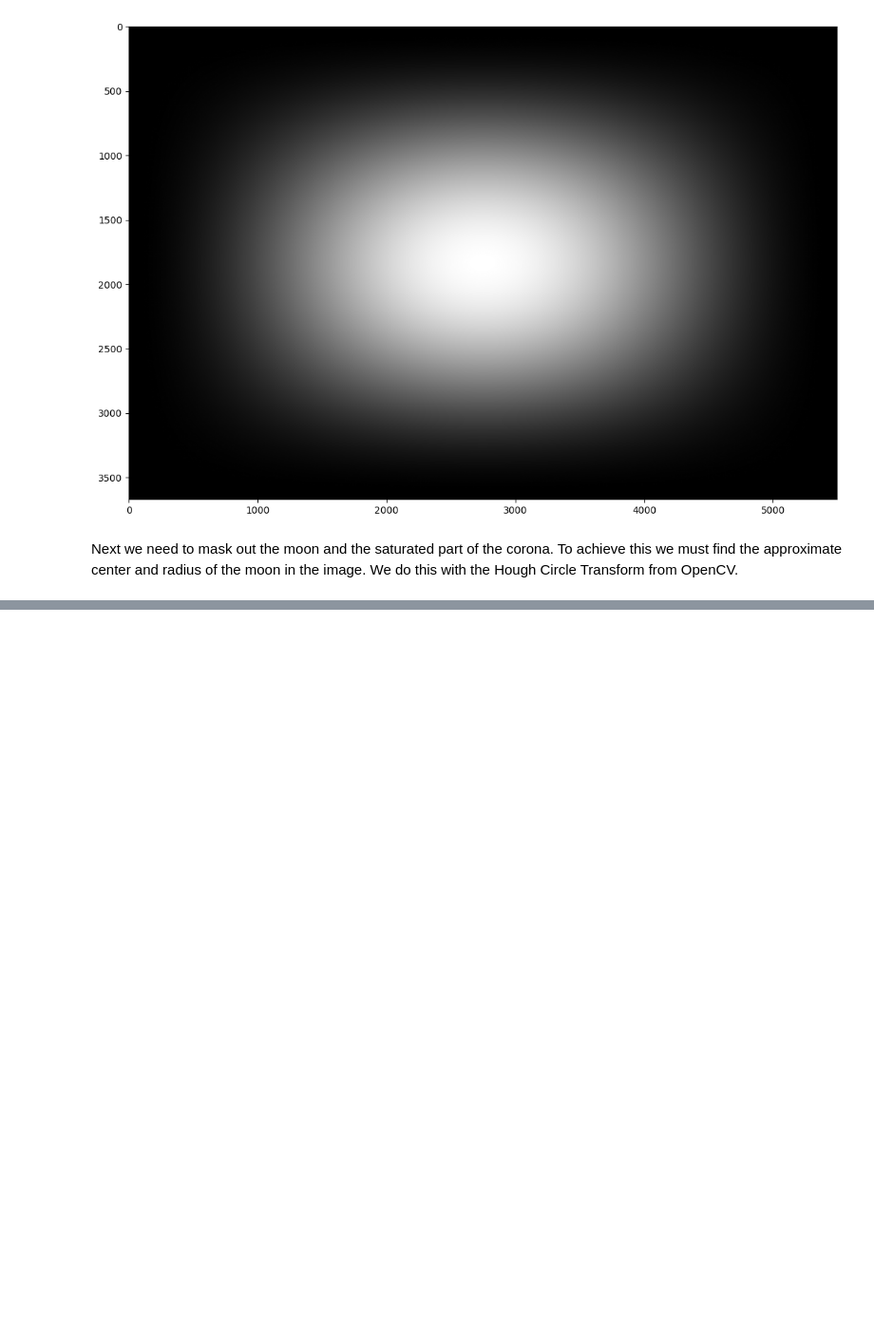
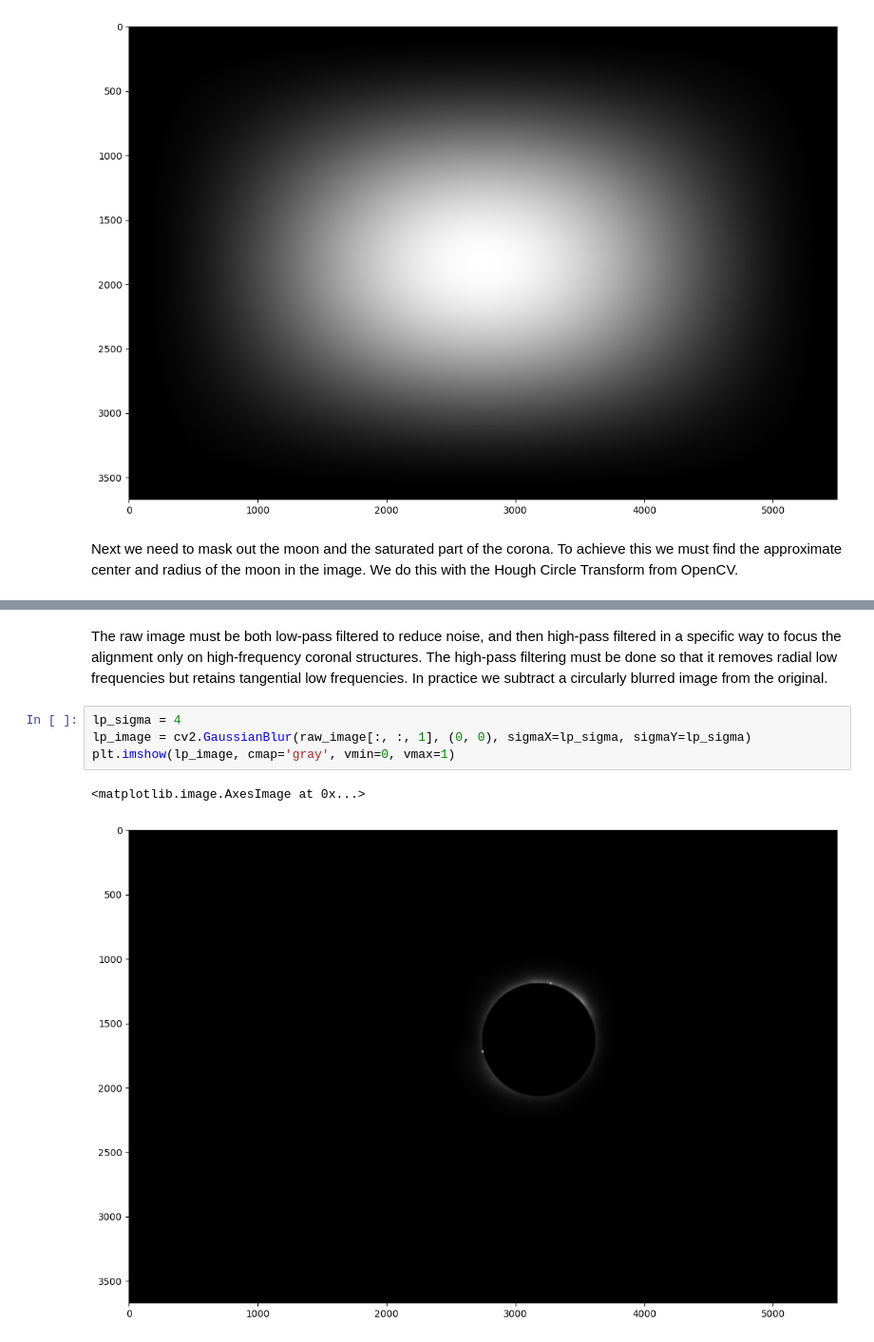
Before and after one commit to naavis/eclipsetools, a Jupyter notebook: notebooks/phase-correlation-basics.ipynb, the cells around one changed output, grey strips where cells are left out. Shown at 95% size. Drawn from its saved outputs; the diff is of its cells as text; blank space fills up the shorter version.

Commit message:
Add high and low pass filtering to notebook

```diff
--- a/notebooks/phase-correlation-basics.ipynb
+++ b/notebooks/phase-correlation-basics.ipynb
@@ -65,0 +67,9 @@ plt.imshow(moon_mask * window, cmap='gray', vmin=0, vmax=1)
+# %% [markdown]
+The raw image must be both low-pass filtered to reduce noise, and then high-pass filtered in a specific way to focus the alignment only on high-frequency coronal structures. The high-pass filtering must be done so that it removes radial low frequencies but retains tangential low frequencies. In practice we subtract a circularly blurred image from the original.
+# %%
+lp_sigma = 4
+lp_image = cv2.GaussianBlur(raw_image[:, :, 1], (0, 0), sigmaX=lp_sigma, sigmaY=lp_sigma)
+plt.imshow(lp_image, cmap='gray', vmin=0, vmax=1)
+# %% [output]
+<matplotlib.image.AxesImage at 0x...>
+[figure, added]
```
Also changed, not shown: parts of 3 cells of this notebook.
